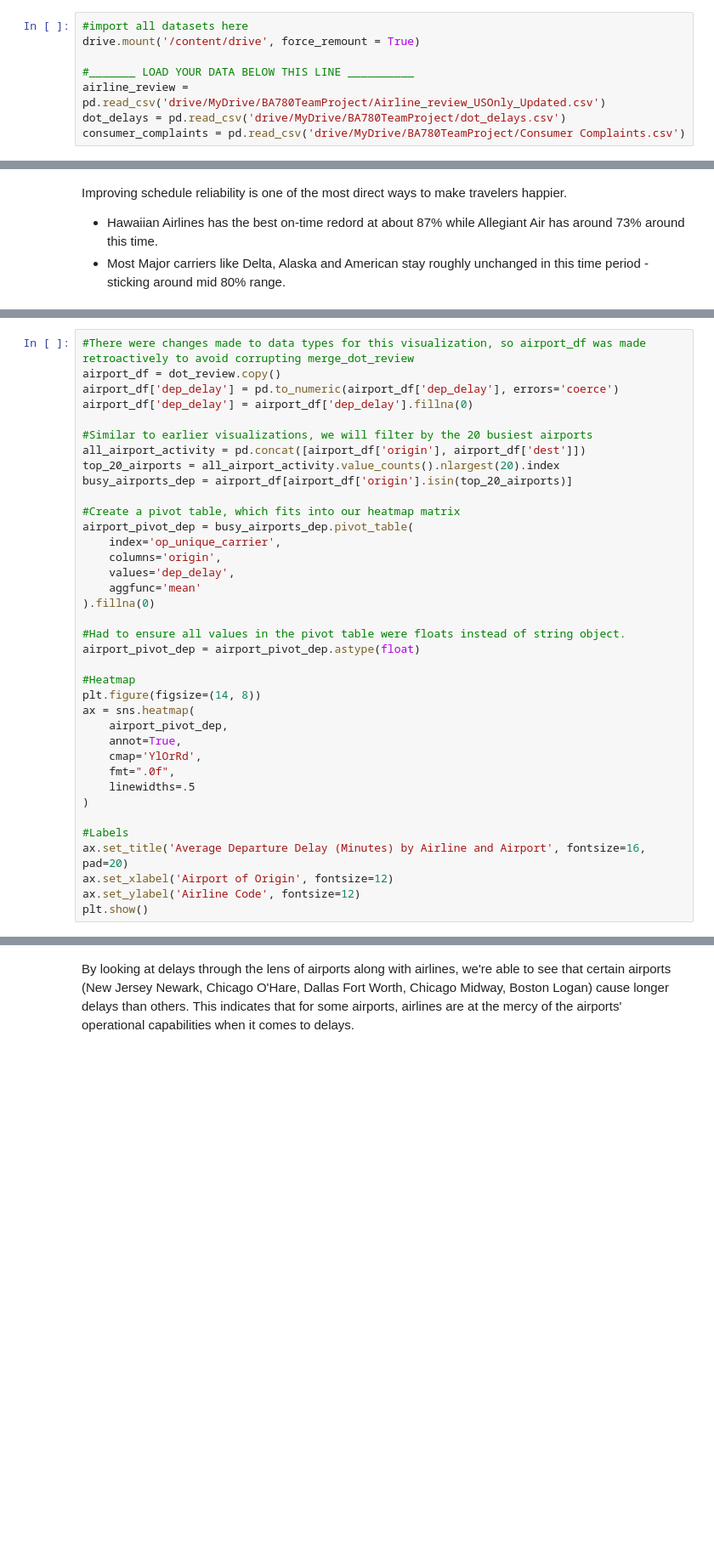
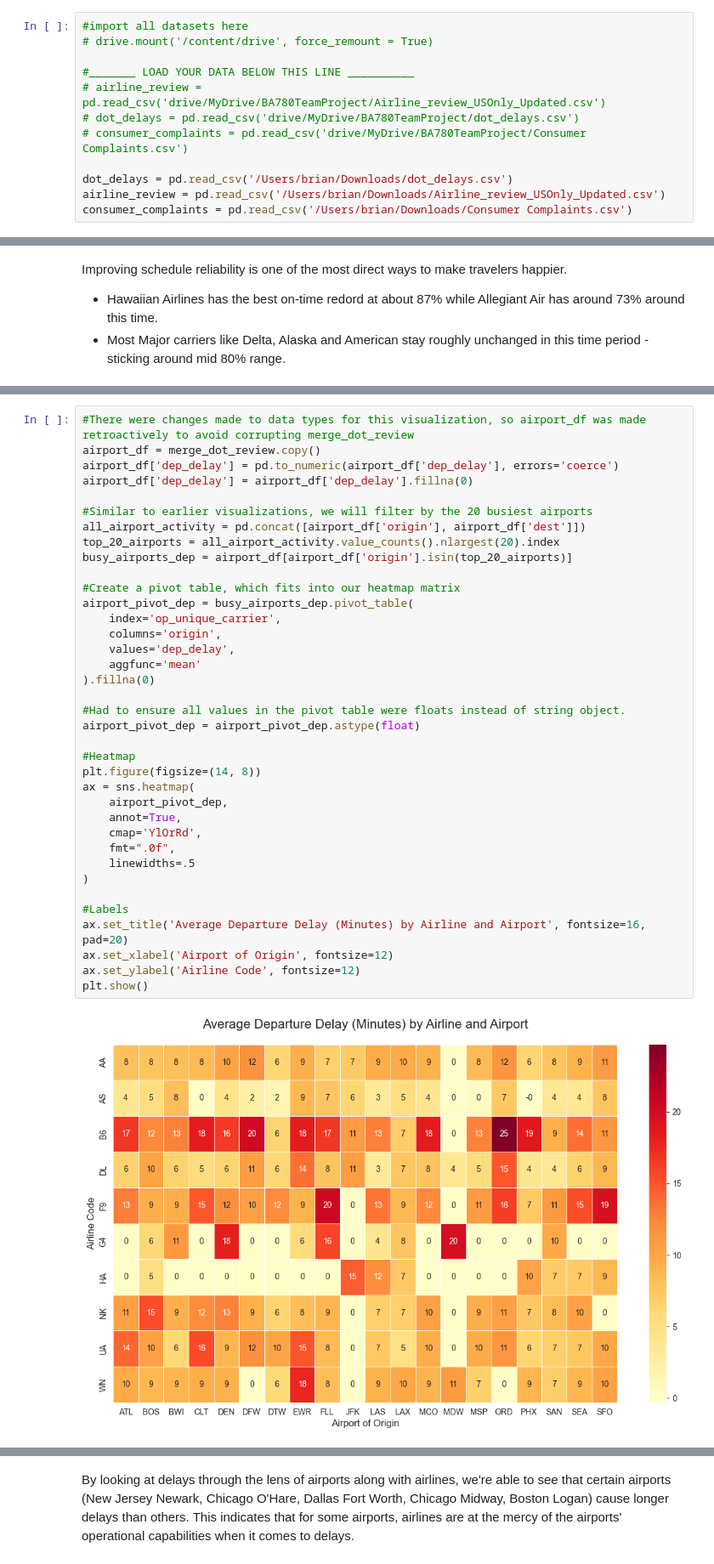
Before and after one commit to soltaniehha/Intro-to-Data-Analytics, a Jupyter notebook: docs/team-projects/2025/B06-Tourism-and-Hospitality-Airline-Satisfaction.ipynb, the cells around one changed output, grey strips where cells are left out. Shown at 85% size. Saved outputs shown, nothing was run; the diff lists cells and outputs as text; blank space fills up the shorter version.

Commit message:
2025 projects

```diff
--- a/docs/team-projects/2025/B06-Tourism-and-Hospitality-Airline-Satisfaction.ipynb
+++ b/docs/team-projects/2025/B06-Tourism-and-Hospitality-Airline-Satisfaction.ipynb
@@ -62,9 +62,13 @@ class display(object):
 [import all datasets below at once]
 # %%
 #import all datasets here
-drive.mount('/content/drive', force_remount = True)
+# drive.mount('/content/drive', force_remount = True)
 
 #_______ LOAD YOUR DATA BELOW THIS LINE __________
-airline_review = pd.read_csv('drive/MyDrive/BA780TeamProject/Airline_review_USOnly_Updated.csv')
-dot_delays = pd.read_csv('drive/MyDrive/BA780TeamProject/dot_delays.csv')
-consumer_complaints = pd.read_csv('drive/MyDrive/BA780TeamProject/Consumer Complaints.csv')
+# airline_review = pd.read_csv('drive/MyDrive/BA780TeamProject/Airline_review_USOnly_Updated.csv')
+# dot_delays = pd.read_csv('drive/MyDrive/BA780TeamProject/dot_delays.csv')
+# consumer_complaints = pd.read_csv('drive/MyDrive/BA780TeamProject/Consumer Complaints.csv')
+
+dot_delays = pd.read_csv('/Users/brian/Downloads/dot_delays.csv')
+airline_review = pd.read_csv('/Users/brian/Downloads/Airline_review_USOnly_Updated.csv')
+consumer_complaints = pd.read_csv('/Users/brian/Downloads/Consumer Complaints.csv')
@@ -778,6 +795,6 @@ plt.show()
 # %%
 #There were changes made to data types for this visualization, so airport_df was made retroactively to avoid corrupting merge_dot_review
-airport_df = dot_review.copy()
+airport_df = merge_dot_review.copy()
 airport_df['dep_delay'] = pd.to_numeric(airport_df['dep_delay'], errors='coerce')
 airport_df['dep_delay'] = airport_df['dep_delay'].fillna(0)
 
@@ -785,33 +802,35 @@ airport_df['dep_delay'] = airport_df['dep_delay'].fillna(0)
 all_airport_activity = pd.concat([airport_df['origin'], airport_df['dest']])
 top_20_airports = all_airport_activity.value_counts().nlargest(20).index
 busy_airports_dep = airport_df[airport_df['origin'].isin(top_20_airports)]
 
 #Create a pivot table, which fits into our heatmap matrix
 airport_pivot_dep = busy_airports_dep.pivot_table(
     index='op_unique_carrier',
     columns='origin',
     values='dep_delay',
     aggfunc='mean'
 ).fillna(0)
 
 #Had to ensure all values in the pivot table were floats instead of string object.
 airport_pivot_dep = airport_pivot_dep.astype(float)
 
 #Heatmap
 plt.figure(figsize=(14, 8))
 ax = sns.heatmap(
     airport_pivot_dep,
     annot=True,
     cmap='YlOrRd',
     fmt=".0f",
     linewidths=.5
 )
 
 #Labels
 ax.set_title('Average Departure Delay (Minutes) by Airline and Airport', fontsize=16, pad=20)
 ax.set_xlabel('Airport of Origin', fontsize=12)
 ax.set_ylabel('Airline Code', fontsize=12)
 plt.show()
+# %% [output]
+[figure, added]
 # %%
 #Same process as the delay heatmap, but for arrivals
 busy_airports_arr = airport_df[airport_df['dest'].isin(top_20_airports)]
```
Also changed, not shown: parts of 10 cells of this notebook.
